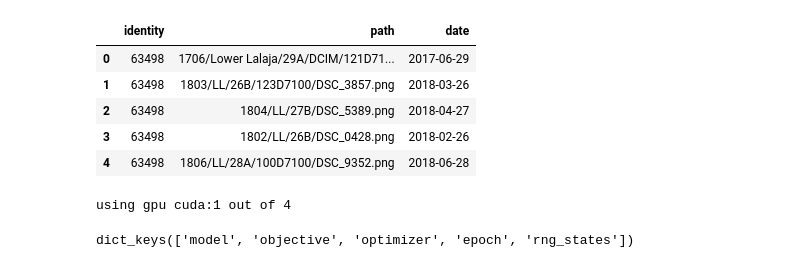
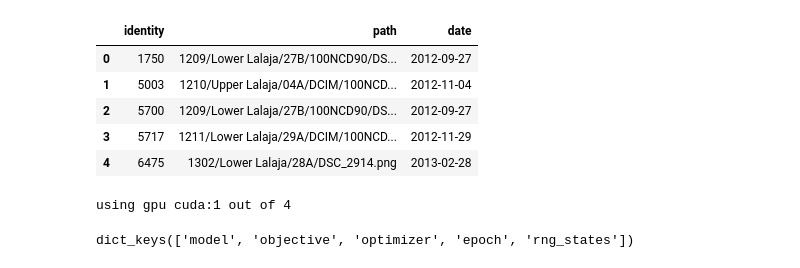
Before and after one commit to ash2d/wildlife-tools, a Jupyter notebook: exploring/train_10_ids.ipynb, the cells around one changed output. Cells and saved outputs as stored; diff of their text form; code cells hidden in the pictures.

```diff
--- a/exploring/train_10_ids.ipynb
+++ b/exploring/train_10_ids.ipynb
@@ -14,21 +14,21 @@ from wildlife_tools.data import ImageDataset
 # %%
 
 
 # Load metadata
-PT_CSV = '/home/users/dash/guppies/embeddings/wildlife-tools/exploring/csvs/top_1000_individuals.csv'
+PT_CSV = '/home/users/dash/guppies/embeddings/wildlife-tools/exploring/csvs/top_30000_individuals_query.csv'
 PT_images = '/gws/nopw/j04/iecdt/dash/cropped_images/id/w_random_masks'
 PT_storage = '/gws/nopw/j04/iecdt/dash/embeddings/models'
 df = pd.read_csv(PT_CSV)
 # df['path'] = df['path'].str.replace('.JPG', '.png', case=False)
 # df.to_csv(PT_CSV, index=False)
 df.head()
 # %% [output]
 |  | identity | path | date |
-| 0 | 63498 | 1706/Lower Lalaja/29A/DCIM/121D71... | 2017-06-29 |
-| 1 | 63498 | 1803/LL/26B/123D7100/DSC_3857.png | 2018-03-26 |
-| 2 | 63498 | 1804/LL/27B/DSC_5389.png | 2018-04-27 |
-| 3 | 63498 | 1802/LL/26B/DSC_0428.png | 2018-02-26 |
-| 4 | 63498 | 1806/LL/28A/100D7100/DSC_9352.png | 2018-06-28 |
+| 0 | 1750 | 1209/Lower Lalaja/27B/100NCD90/DS... | 2012-09-27 |
+| 1 | 5003 | 1210/Upper Lalaja/04A/DCIM/100NCD... | 2012-11-04 |
+| 2 | 5700 | 1209/Lower Lalaja/27B/100NCD90/DS... | 2012-09-27 |
+| 3 | 5717 | 1211/Lower Lalaja/29A/DCIM/100NCD... | 2012-11-29 |
+| 4 | 6475 | 1302/Lower Lalaja/28A/DSC_2914.png | 2013-02-28 |
 # %%
 import pynvml
 
```
Also changed, not shown: parts of 5 cells of this notebook, 2 other files.
